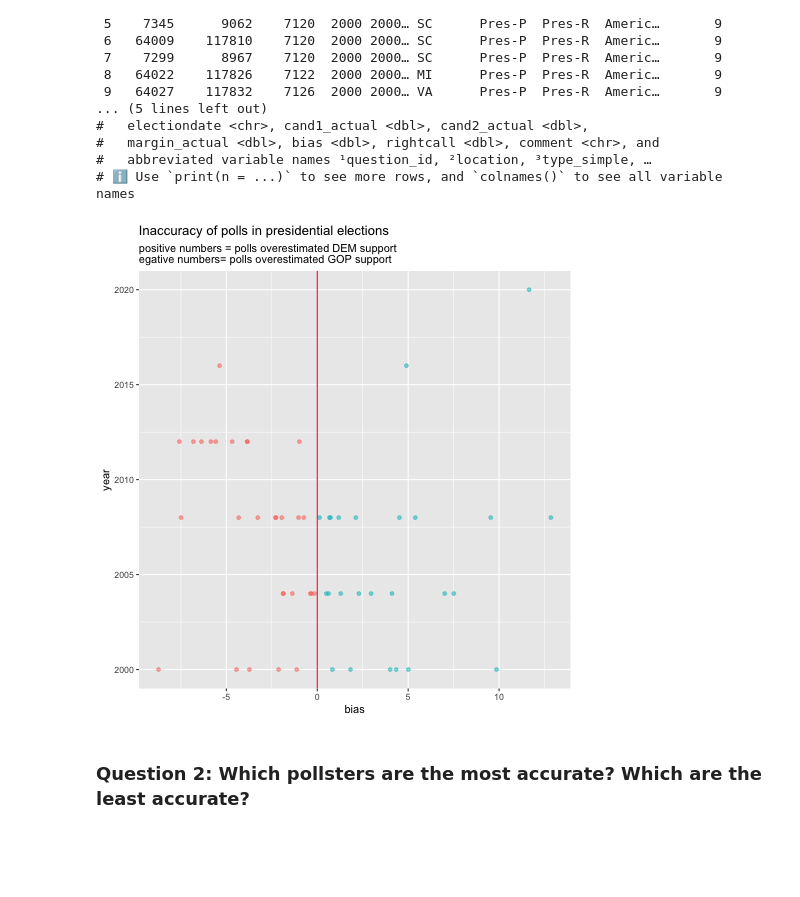
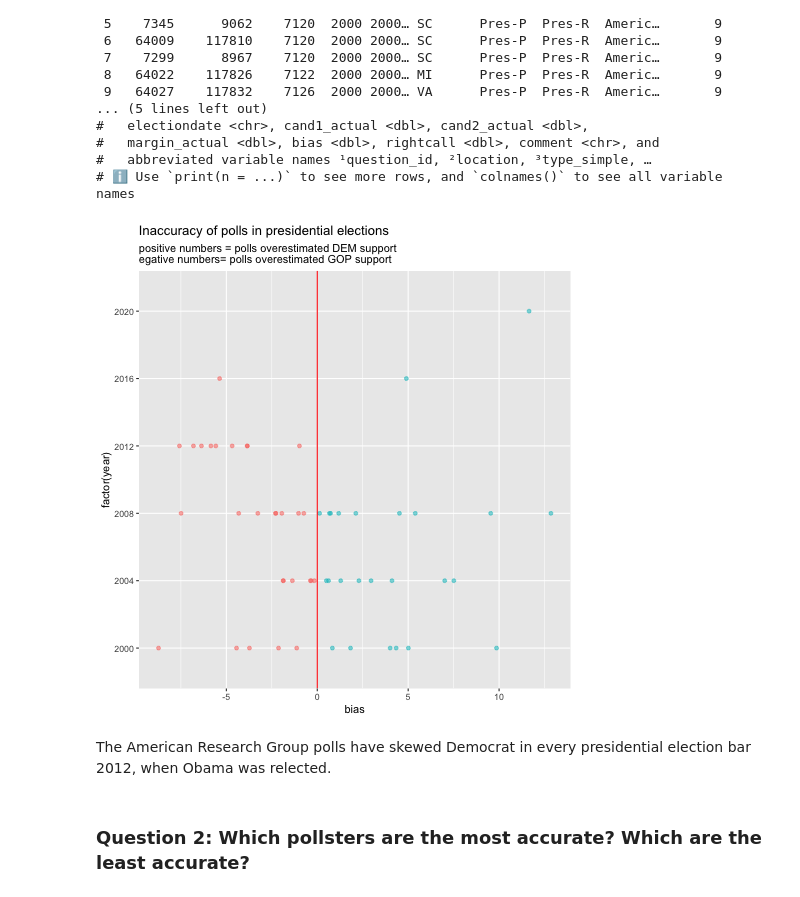
Before and after one commit to data4news-students/polling-exploration-ahan-and-kelly, a Jupyter notebook: notebook-3.ipynb, the cells around one changed output. Saved outputs shown, nothing was run; the diff lists cells and outputs as text; code cells hidden in the pictures; blank space fills up the shorter version.

Commit message:
American Research Group Analysis

```diff
--- a/notebook-3.ipynb
+++ b/notebook-3.ipynb
@@ -316,21 +316,23 @@ arg_df
 # %%
 %%R -h 500
 
 arg_df_pres <- arg_df %>%
     filter(type_simple=='Pres-G') # Filter data to polls in presidential general elections only
 # plot the `bias` variable, which shows how far away from the
 # actual result each poll's result was...
 ggplot(arg_df_pres) +
-    aes(x=bias, y=year, color=bias>0, alpha=.05) +
+    aes(x=bias, y=factor(year), color=bias>0, alpha=.05) +
     geom_point() +
     geom_vline(aes(xintercept=0), color='red')  +
     labs(
         title='Inaccuracy of polls in presidential elections',
         subtitle="positive numbers = polls overestimated DEM support\negative numbers= polls overestimated GOP support"
     ) +
     theme(legend.position="none")
 # %% [output]
-[figure, old version]
+[figure, new version]
+# %% [markdown]
+The American Research Group polls have skewed Democrat in every presidential election bar 2012, when Obama was relected.
 # %% [markdown]
 ### Question 2: Which pollsters are the most accurate? Which are the least accurate?
 # %% [markdown]
```
